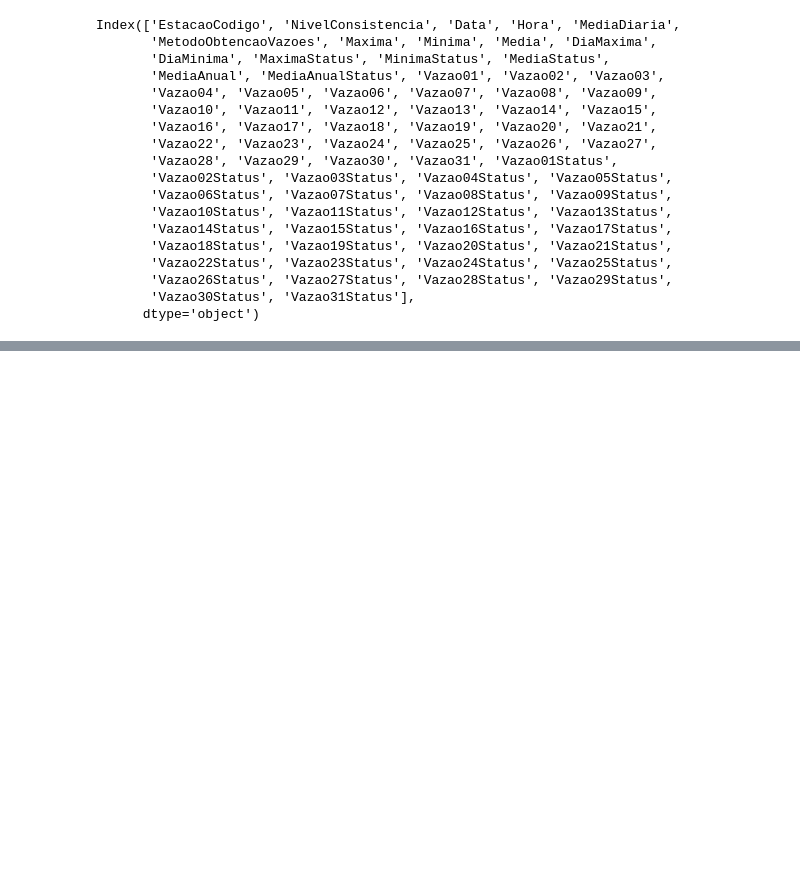
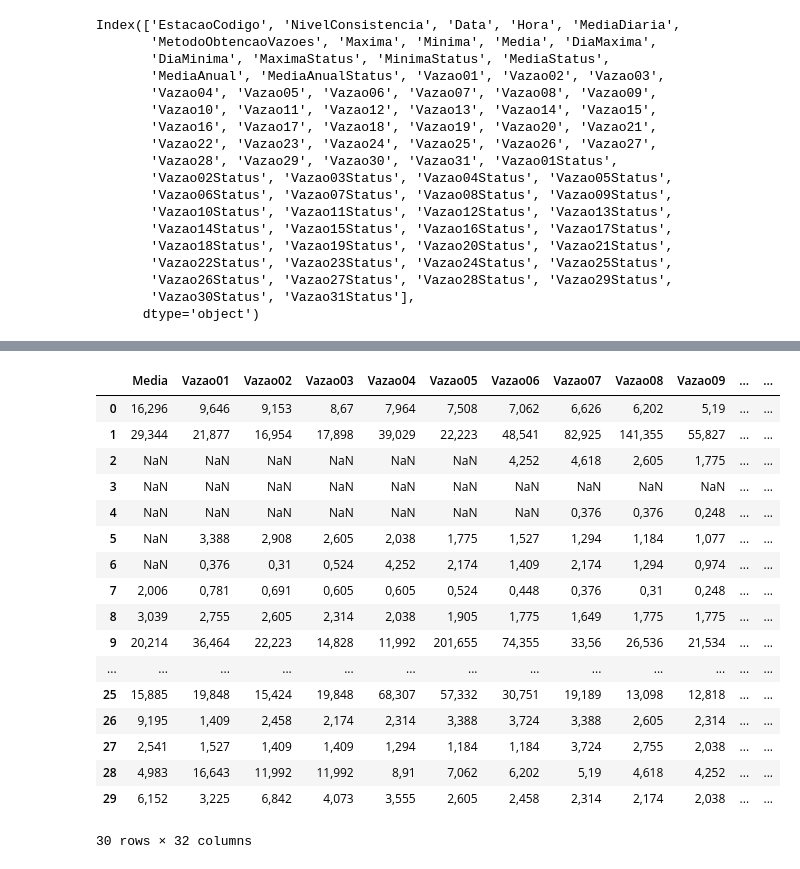
Before and after one commit to robertorolo/hidrologia_python, a Jupyter notebook: testing.ipynb, the cells around one changed output, grey strips where cells are left out. Cells and saved outputs as stored; diff of their text form; code cells hidden in the pictures; blank space fills up the shorter version.

```diff
--- a/testing.ipynb
+++ b/testing.ipynb
@@ -40,0 +43,26 @@ estacoes = vazoes.Estacoes(base, [e1, e2, e3])
+# %%
+base.data[['Media', 'Vazao01', 'Vazao02', 'Vazao03',
+       'Vazao04', 'Vazao05', 'Vazao06', 'Vazao07', 'Vazao08', 'Vazao09',
+       'Vazao10', 'Vazao11', 'Vazao12', 'Vazao13', 'Vazao14', 'Vazao15',
+       'Vazao16', 'Vazao17', 'Vazao18', 'Vazao19', 'Vazao20', 'Vazao21',
+       'Vazao22', 'Vazao23', 'Vazao24', 'Vazao25', 'Vazao26', 'Vazao27',
+       'Vazao28', 'Vazao29', 'Vazao30', 'Vazao31']].head(30)
+# %% [output]
+|  | Media | Vazao01 | Vazao02 | Vazao03 | Vazao04 | Vazao05 | Vazao06 | Vazao07 | Vazao08 | Vazao09 | ... | ... |
+| 0 | 16,296 | 9,646 | 9,153 | 8,67 | 7,964 | 7,508 | 7,062 | 6,626 | 6,202 | 5,19 | ... | ... |
+| 1 | 29,344 | 21,877 | 16,954 | 17,898 | 39,029 | 22,223 | 48,541 | 82,925 | 141,355 | 55,827 | ... | ... |
+| 2 | NaN | NaN | NaN | NaN | NaN | NaN | 4,252 | 4,618 | 2,605 | 1,775 | ... | ... |
+| 3 | NaN | NaN | NaN | NaN | NaN | NaN | NaN | NaN | NaN | NaN | ... | ... |
+| 4 | NaN | NaN | NaN | NaN | NaN | NaN | NaN | 0,376 | 0,376 | 0,248 | ... | ... |
+| 5 | NaN | 3,388 | 2,908 | 2,605 | 2,038 | 1,775 | 1,527 | 1,294 | 1,184 | 1,077 | ... | ... |
+| 6 | NaN | 0,376 | 0,31 | 0,524 | 4,252 | 2,174 | 1,409 | 2,174 | 1,294 | 0,974 | ... | ... |
+| 7 | 2,006 | 0,781 | 0,691 | 0,605 | 0,605 | 0,524 | 0,448 | 0,376 | 0,31 | 0,248 | ... | ... |
+| 8 | 3,039 | 2,755 | 2,605 | 2,314 | 2,038 | 1,905 | 1,775 | 1,649 | 1,775 | 1,775 | ... | ... |
+| 9 | 20,214 | 36,464 | 22,223 | 14,828 | 11,992 | 201,655 | 74,355 | 33,56 | 26,536 | 21,534 | ... | ... |
+| ... | ... | ... | ... | ... | ... | ... | ... | ... | ... | ... | ... | ... |
+| 25 | 15,885 | 19,848 | 15,424 | 19,848 | 68,307 | 57,332 | 30,751 | 19,189 | 13,098 | 12,818 | ... | ... |
+| 26 | 9,195 | 1,409 | 2,458 | 2,174 | 2,314 | 3,388 | 3,724 | 3,388 | 2,605 | 2,314 | ... | ... |
+| 27 | 2,541 | 1,527 | 1,409 | 1,409 | 1,294 | 1,184 | 1,184 | 3,724 | 2,755 | 2,038 | ... | ... |
+| 28 | 4,983 | 16,643 | 11,992 | 11,992 | 8,91 | 7,062 | 6,202 | 5,19 | 4,618 | 4,252 | ... | ... |
+| 29 | 6,152 | 3,225 | 6,842 | 4,073 | 3,555 | 2,605 | 2,458 | 2,314 | 2,174 | 2,038 | ... | ... |
+30 rows × 32 columns
```
Also changed, not shown: parts of 2 cells of this notebook, 1 other file.
